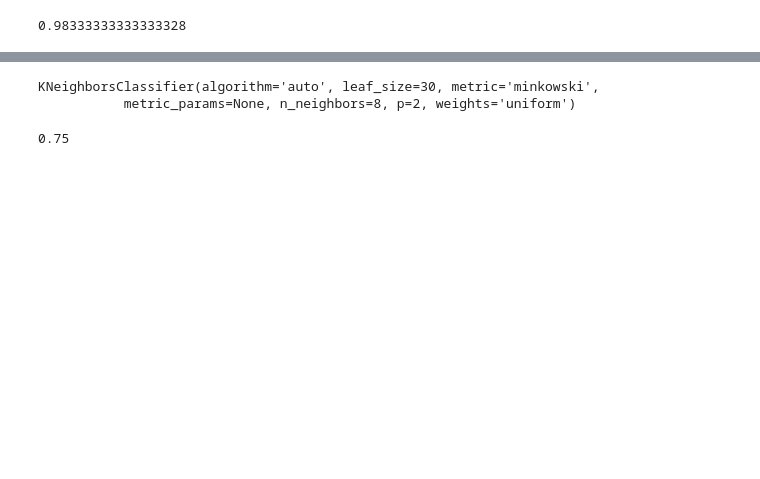
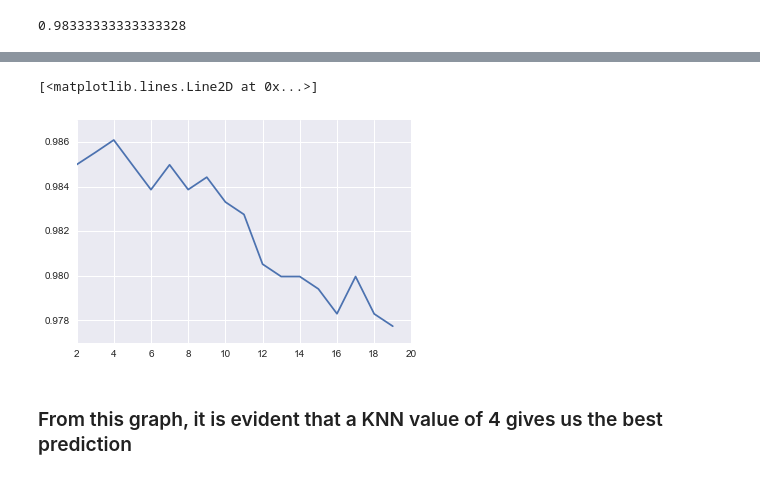
Before and after one commit to george1328/george1328.github.io, a Jupyter notebook: notebooks/KNN/KNN.ipynb, the cells around one changed output, grey strips where cells are left out. Drawn from its saved outputs; the diff is of its cells as text; code cells hidden in the pictures; blank space fills up the shorter version.

```diff
--- a/notebooks/KNN/KNN.ipynb
+++ b/notebooks/KNN/KNN.ipynb
@@ -78,8 +78,31 @@ model = KNeighborsClassifier(3).fit(X_train,y_train)
 model.score(X_test, y_test)
 # %% [output]
 0.98333333333333328
+# %%
+from sklearn.cross_validation import KFold
+
+def cross_validate(X, y, classifier, k_fold) :
+
+    # derive a set of (random) training and testing indices
+    k_fold_indices = KFold(len(X), n_folds=k_fold,
+                           shuffle=True, random_state=0)
+
+    k_score_total = 0
+    # for each training and testing slices run the classifier, and score the results
+    for train_slice, test_slice in k_fold_indices :
+
+        model = classifier(X[ train_slice  ],
+                         y[ train_slice  ])
+
+        k_score = model.score(X[ test_slice ],
+                              y[ test_slice ])
+
+        k_score_total += k_score
+
+    # return the average accuracy
+    return k_score_total/k_fold
 # %%
-knn_values = np.array(range(1,151))
+knn_values = np.array(range(2,20))
 knn_results = []
-for x in range(1,151):
+for x in range(2,20):
     knn_results.append(cross_validate(X, y, KNeighborsClassifier(x).fit, 10))
@@ -280,10 +109,7 @@ X_train, X_test, y_train, y_test = train_test_split(X, y, test_size=0.2)
-# %%
-clf = neighbors.KNeighborsClassifier(n_neighbors=8)
-clf.fit(X_train, y_train)
-# %% [output]
-KNeighborsClassifier(algorithm='auto', leaf_size=30, metric='minkowski',
-           metric_params=None, n_neighbors=8, p=2, weights='uniform')
-# %%
-clf.score(X_test, y_test)
-# %% [output]
-0.75
+# %%
+plot(knn_values, knn_results)
+# %% [output]
+[<matplotlib.lines.Line2D at 0x...>]
+[figure, added]
+# %% [markdown]
+### From this graph, it is evident that a KNN value of 4 gives us the best prediction
```
Also changed, not shown: parts of 31 cells of this notebook, 3 other files.
